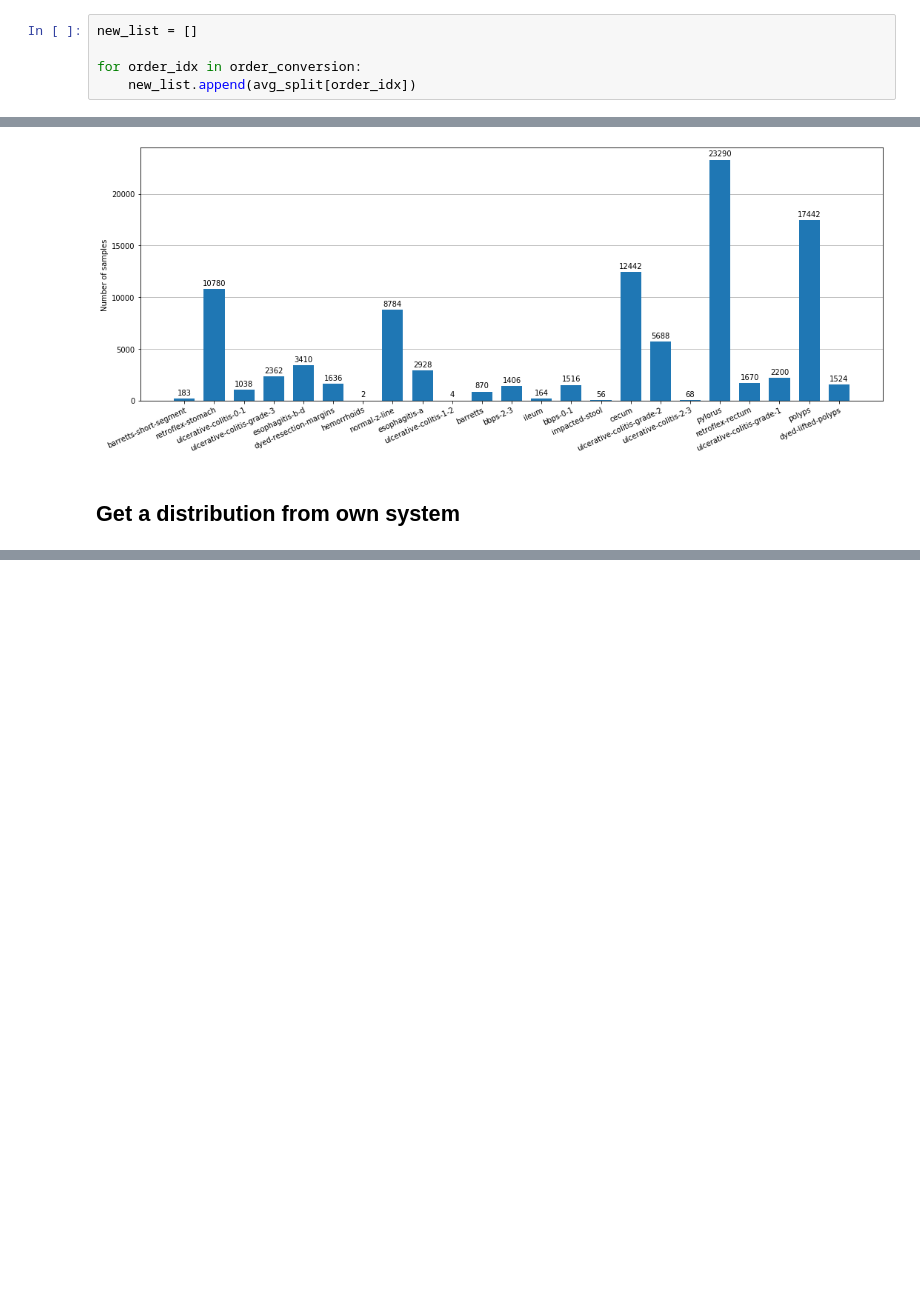
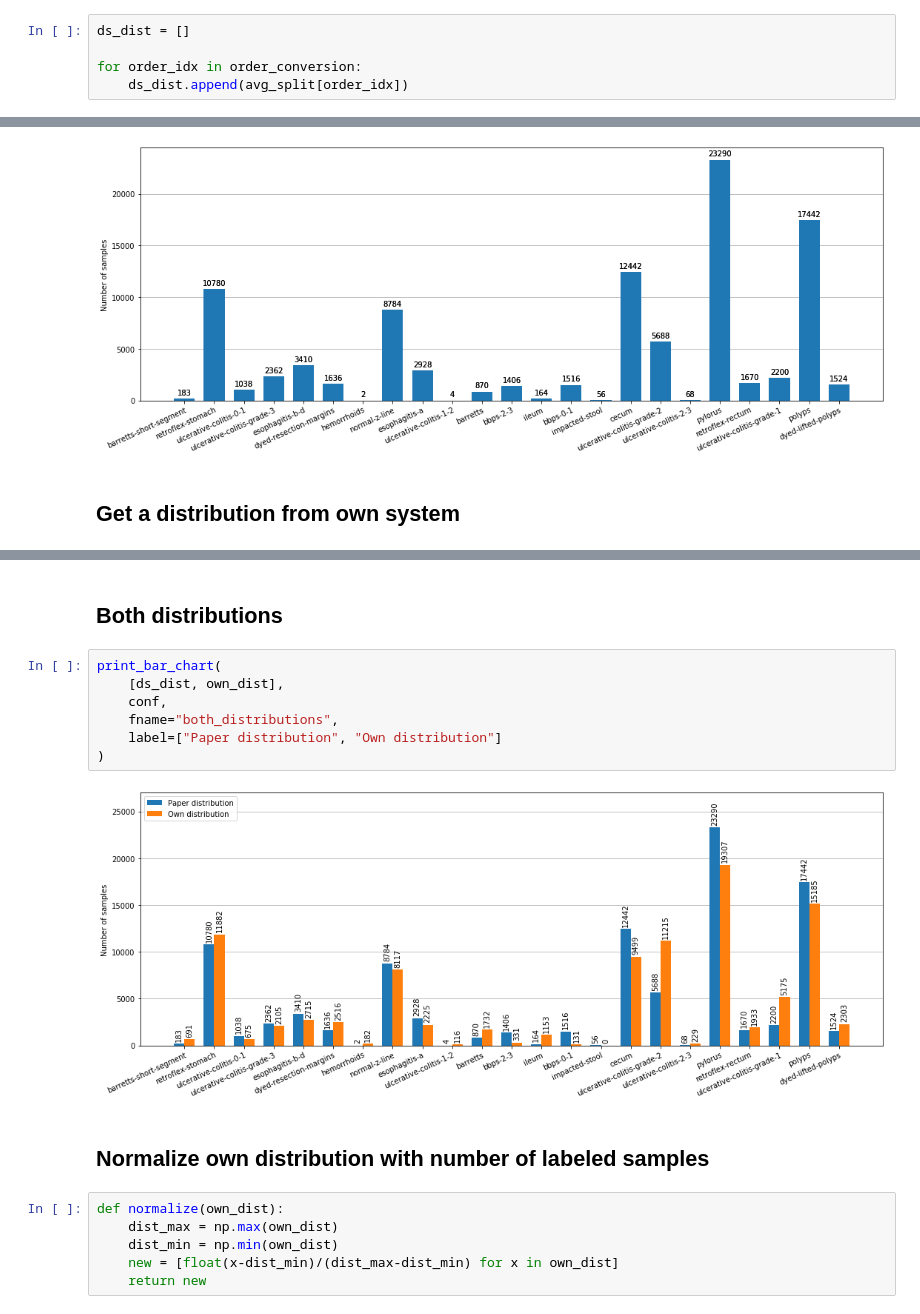
Before and after one commit to henriklg/teacher-student-framework, a Jupyter notebook: code/generate_figures/hyp_kva_unlab_dist.ipynb, the cells around one changed output, grey strips where cells are left out. Cells and saved outputs as stored; diff of their text form; blank space fills up the shorter version.

```diff
--- a/code/generate_figures/hyp_kva_unlab_dist.ipynb
+++ b/code/generate_figures/hyp_kva_unlab_dist.ipynb
@@ -42,8 +40,8 @@ for sp0, sp1 in zip(split_0, split_1):
 # example 0 = barrets, barrets should be class 10
 order_conversion = [16, 15, 17, 22, 12, 4, 5, 10, 11, 18, 0, 2, 6, 1, 7, 8, 21, 19, 9, 14, 20, 13, 3]
 # %%
-new_list = []
+ds_dist = []
 
 for order_idx in order_conversion:
-    new_list.append(avg_split[order_idx])
+    ds_dist.append(avg_split[order_idx])
 # %%
@@ -123,0 +138,19 @@ new_unlab = pickle.load (open (pickle_path+"/unlab_findings.pkl", "rb"))
+# %% [markdown]
+## Both distributions
+# %%
+print_bar_chart(
+    [ds_dist, own_dist],
+    conf,
+    fname="both_distributions",
+    label=["Paper distribution", "Own distribution"]
+)
+# %% [output]
+[figure, added]
+# %% [markdown]
+## Normalize own distribution with number of labeled samples
+# %%
+def normalize(own_dist):
+    dist_max = np.max(own_dist)
+    dist_min = np.min(own_dist)
+    new = [float(x-dist_min)/(dist_max-dist_min) for x in own_dist]
+    return new
```
Also changed, not shown: parts of 10 cells of this notebook, 2 other files.
